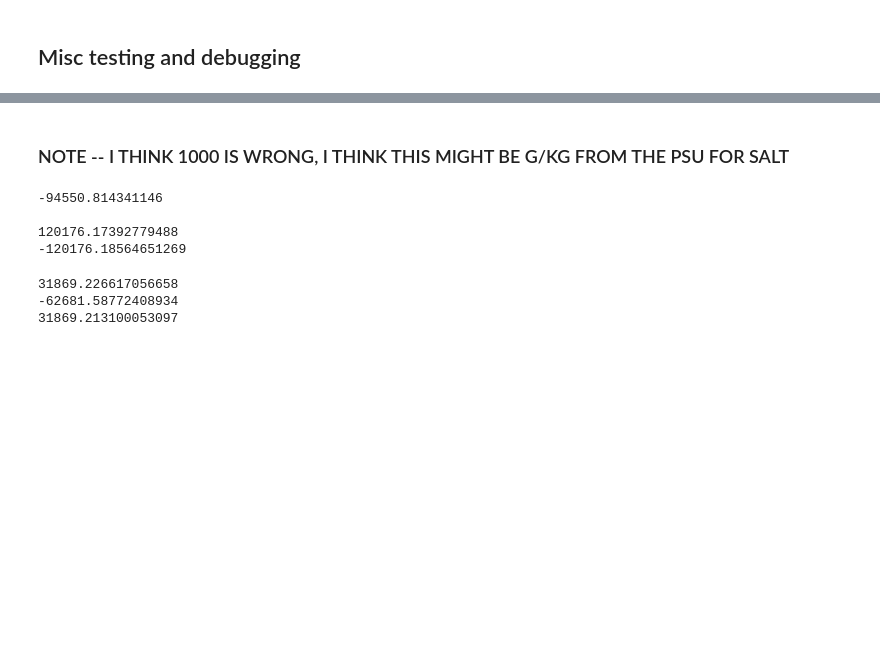
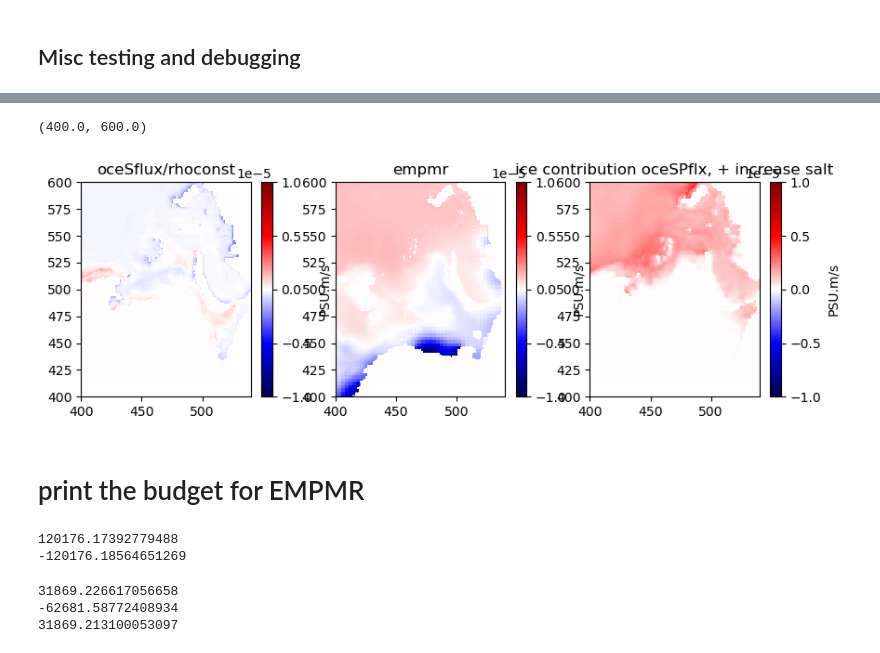
Before and after one commit to margaretmurakami/crios_backups, a Jupyter notebook: ASTE_270/Pemberton/Tendencies/single_cell_Jterms.ipynb, the cells around one changed output, grey strips where cells are left out. Saved outputs shown, nothing was run; the diff lists cells and outputs as text; code cells hidden in the pictures; blank space fills up the shorter version.

```diff
--- a/ASTE_270/Pemberton/Tendencies/single_cell_Jterms.ipynb
+++ b/ASTE_270/Pemberton/Tendencies/single_cell_Jterms.ipynb
@@ -1580,16 +1656,43 @@ print(empmrtest - oceSPtnd[0,y,x])
+# %%
+# try one more time
+# oceSflux # g/m^2/s   / rho = g/m^2/s * m^3/kg = PSU.m/s
+# PSU * m/s = PSU.m/s
+
+# plot just the three variables and the difference so we can look in detail
+
+fig = plt.figure(figsize=(10,3))
+
+ax = plt.subplot(131)
+# + increase salt
+cb = ax.pcolormesh(get_aste_tracer(oceSflux / myparms['rhoconst'],nfx,nfy)[0],cmap='seismic',vmin=-1e-5,vmax=1e-5)
+plt.colorbar(cb,label="PSU.m/s")
+ax.set_title("oceSflux/rhoconst")
+ax.set_xlim(400,540)
+ax.set_ylim(400,600)
+
+ax = plt.subplot(132)
+# + increase salt
+cb = ax.pcolormesh(get_aste_tracer(EXFempmr * salt[0],nfx,nfy)[0],cmap='seismic',vmin=-1e-5,vmax=1e-5)
+plt.colorbar(cb,label="PSU.m/s")
+ax.set_title("empmr")
+ax.set_xlim(400,540)
+ax.set_ylim(400,600)
+
+ax = plt.subplot(133)
+cb = ax.pcolormesh(get_aste_tracer(oceSPflx / myparms['rhoconst'],nfx,nfy)[0],cmap='seismic',vmin=-1e-5,vmax=1e-5)
+plt.colorbar(cb,label="PSU.m/s")
+ax.set_title("ice contribution oceSPflx, + increase salt")
+ax.set_xlim(400,540)
+ax.set_ylim(400,600)
+# %% [output]
+(400.0, 600.0)
+[figure, added]
 # %% [markdown]
-### NOTE -- I THINK 1000 IS WRONG, I THINK THIS MIGHT BE G/KG FROM THE PSU FOR SALT
+# print the budget for EMPMR
 # %%
 # for a point with sea ice: (from seaice_growth.F empmr should be the basics of this file)
 # y,x = 500,100
 
-# plt.pcolormesh(get_aste_tracer(SFLUX,nfx,nfy)[0])
-print(SFLUX[y,x] * RAC[y,x])                                                    # g/s
-# print()
-# print(EXFpreci[y,x] * myparms['rhoconstFresh'] * 1000 * RAC[y,x])                                 # m/s * kg/m^3 = kg/m^2/s * 1000 g/kg * RAC = g/s
-# print(EXFevap[y,x] * myparms['rhoconstFresh'] * 1000 * RAC[y,x])
-# print(EXFroff[y,x] * myparms['rhoconstFresh'] * 1000 * RAC[y,x])
-# print(EXFempmr[y,x] * myparms['rhoconstFresh'] * 1000 * RAC[y,x])
 
 print()
 # now see if these sum
@@ -1601,8 +1704,6 @@ empmrtmp = EXFempmr[y,x] * myparms['rhoconstFresh'] * salt[0,y,x] * RAC[y,x]
 print(empmrtmp)
 print(preciptmp + rofftmp - evaptmp) # this is the same as empmr
 # %% [output]
--94550.814341146
-
 120176.17392779488
 -120176.18564651269
 # %%
```
Also changed, not shown: parts of 28 cells of this notebook, 6 other files.
